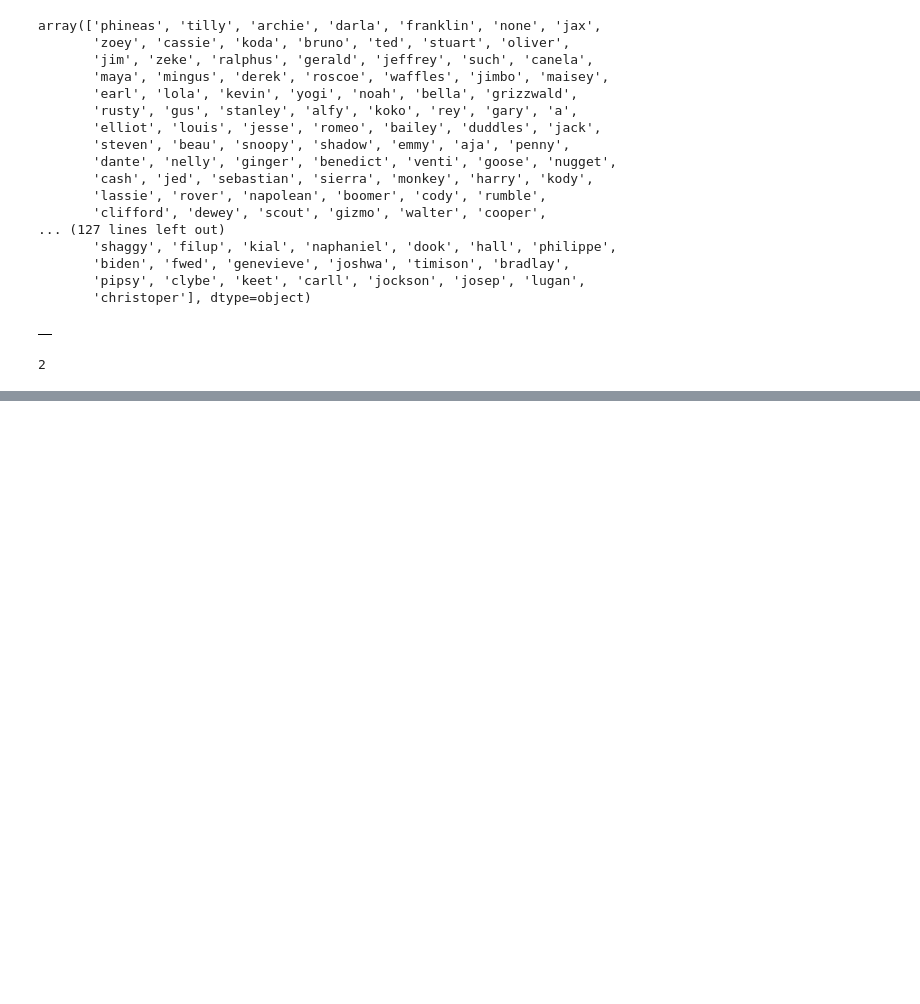
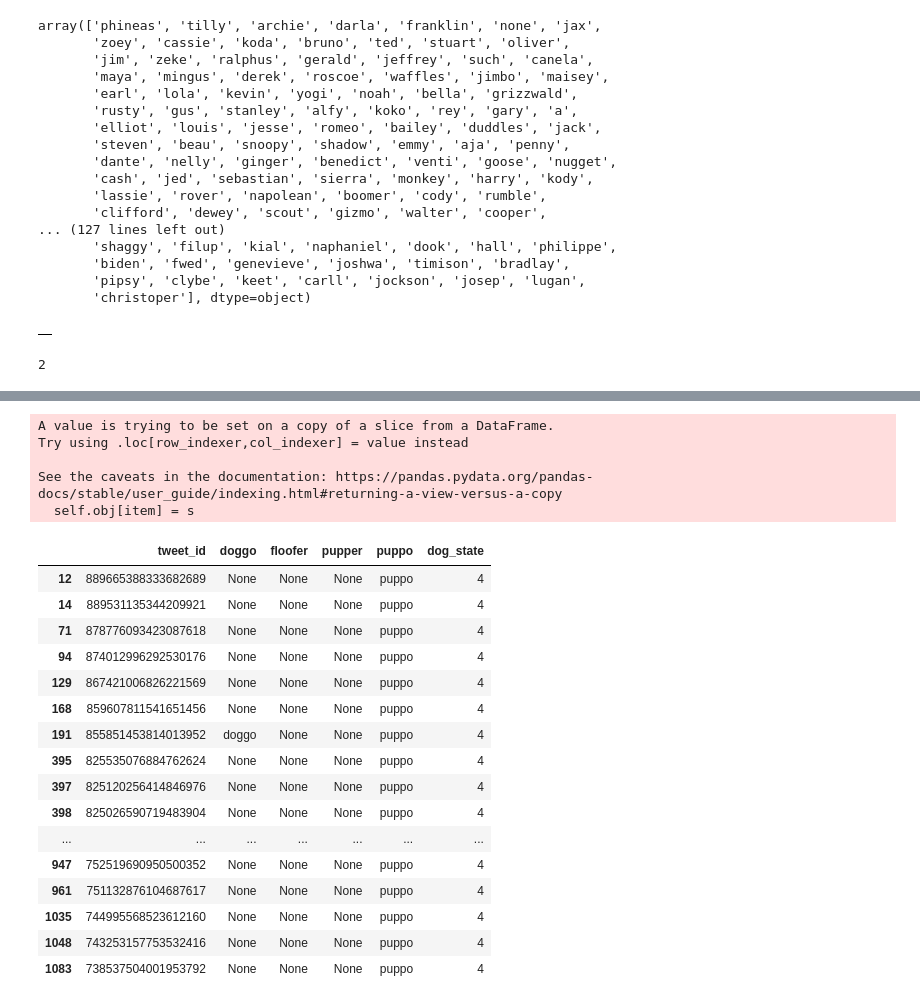
Before and after one commit to yufrances90/Wrangle-and-Analyze-Data, a Jupyter notebook: lab/1.ipynb, the cells around one changed output, grey strips where cells are left out. Drawn from its saved outputs; the diff is of its cells as text; code cells hidden in the pictures; blank space fills up the shorter version.

Commit message:
chore: Finished cleaning data issues

```diff
--- a/lab/1.ipynb
+++ b/lab/1.ipynb
@@ -230,0 +249,4 @@ s1 = pd.to_datetime(time_df['timestamp'], utc=True)
+# %%
+df_test = df.copy()
+
+df_test.info()
@@ -230,0 +271,2 @@ s1 = pd.to_datetime(time_df['timestamp'], utc=True)
+# %%
+df1 = df_test[['tweet_id', 'doggo', 'floofer', 'pupper','puppo']]
@@ -230,0 +302,31 @@ s1 = pd.to_datetime(time_df['timestamp'], utc=True)
+# %%
+df1.loc[df1.query('doggo == "doggo"').index, 'dog_state'] = "1"
+df1.loc[df1.query('floofer == "floofer"').index, 'dog_state'] = "2"
+df1.loc[df1.query('pupper == "pupper"').index, 'dog_state'] = "3"
+df1.loc[df1.query('puppo == "puppo"').index, 'dog_state'] = "4"
+# %% [output]
+A value is trying to be set on a copy of a slice from a DataFrame.
+Try using .loc[row_indexer,col_indexer] = value instead
+
+See the caveats in the documentation: https://pandas.pydata.org/pandas-docs/stable/user_guide/indexing.html#returning-a-view-versus-a-copy
+  self.obj[item] = s
+# %%
+df1.query("dog_state == '4'")
+# %% [output]
+|  | tweet_id | doggo | floofer | pupper | puppo | dog_state |
+| 12 | 889665388333682689 | None | None | None | puppo | 4 |
+| 14 | 889531135344209921 | None | None | None | puppo | 4 |
+| 71 | 878776093423087618 | None | None | None | puppo | 4 |
+| 94 | 874012996292530176 | None | None | None | puppo | 4 |
+| 129 | 867421006826221569 | None | None | None | puppo | 4 |
+| 168 | 859607811541651456 | None | None | None | puppo | 4 |
+| 191 | 855851453814013952 | doggo | None | None | puppo | 4 |
+| 395 | 825535076884762624 | None | None | None | puppo | 4 |
+| 397 | 825120256414846976 | None | None | None | puppo | 4 |
+| 398 | 825026590719483904 | None | None | None | puppo | 4 |
+| ... | ... | ... | ... | ... | ... | ... |
+| 947 | 752519690950500352 | None | None | None | puppo | 4 |
+| 961 | 751132876104687617 | None | None | None | puppo | 4 |
+| 1035 | 744995568523612160 | None | None | None | puppo | 4 |
+| 1048 | 743253157753532416 | None | None | None | puppo | 4 |
+| 1083 | 738537504001953792 | None | None | None | puppo | 4 |
```
Also changed, not shown: parts of 5 cells of this notebook, 2 other files.
